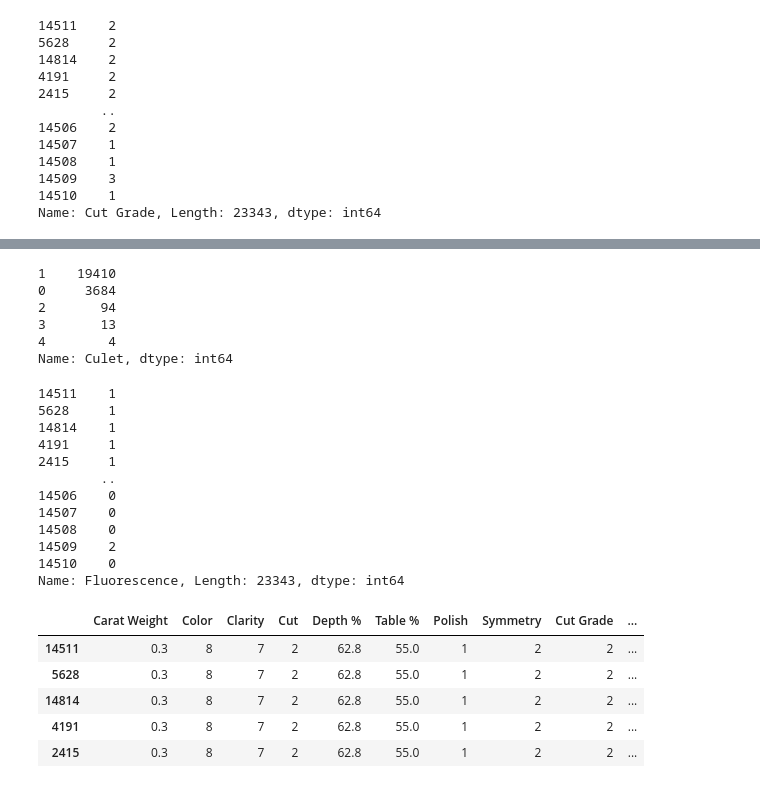
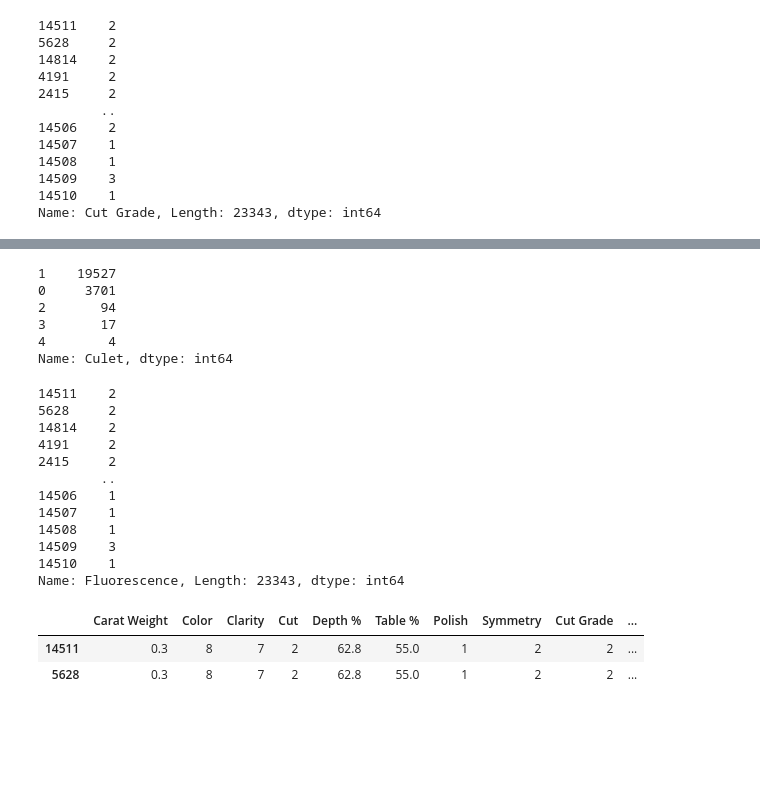
Before and after one commit to lescardone/regression-project, a Jupyter notebook: diamond_eda_brilliance.ipynb, the cells around one changed output, grey strips where cells are left out. Saved outputs shown, nothing was run; the diff lists cells and outputs as text; code cells hidden in the pictures; blank space fills up the shorter version.

```diff
--- a/diamond_eda_brilliance.ipynb
+++ b/diamond_eda_brilliance.ipynb
@@ -233,46 +235,42 @@ df['Culet'].value_counts()
 culet_d = {'None':1, 'Very Small':2,'Small':3,'Medium':4}
 df['Culet'] = df['Culet'].map(culet_d)
 df['Culet'].fillna(value=0, inplace = True)
-df['Culet'] = df['Culet'].astype(int
+df['Culet'] = df['Culet'].astype(int)
 # %%
 df['Culet'].value_counts()
 # %% [output]
-1    19410
-0     3684
+1    19527
+0     3701
 2       94
-3       13
+3       17
 4        4
 Name: Culet, dtype: int64
 # %%
 df['Fluorescence'].value_counts()
-flo_d = {'None':0,'Faint':1,'Medium':2,'Strong':3}
+flo_d = {'None':1,'Faint':2,'Medium':3,'Strong':4}
 df['Fluorescence'] = df['Fluorescence'].map(flo_d)
 df['Fluorescence']
 # %% [output]
-14511    1
-5628     1
-14814    1
-4191     1
-2415     1
+14511    2
+5628     2
+14814    2
+4191     2
+2415     2
         ..
-14506    0
-14507    0
-14508    0
-14509    2
-14510    0
+14506    1
+14507    1
+14508    1
+14509    3
+14510    1
 Name: Fluorescence, Length: 23343, dtype: int64
 # %%
 df_idk = df[['Girdle', 'Measurements', 'Stock Number']]
-df_idk.head()
 df.drop(['Girdle','Measurements','Stock Number'],axis=1,inplace=True)
-df.head()
+df.head(2)
 # %% [output]
 |  | Carat Weight | Color | Clarity | Cut | Depth % | Table % | Polish | Symmetry | Cut Grade | ... |
 | 14511 | 0.3 | 8 | 7 | 2 | 62.8 | 55.0 | 1 | 2 | 2 | ... |
 | 5628 | 0.3 | 8 | 7 | 2 | 62.8 | 55.0 | 1 | 2 | 2 | ... |
-| 14814 | 0.3 | 8 | 7 | 2 | 62.8 | 55.0 | 1 | 2 | 2 | ... |
-| 4191 | 0.3 | 8 | 7 | 2 | 62.8 | 55.0 | 1 | 2 | 2 | ... |
-| 2415 | 0.3 | 8 | 7 | 2 | 62.8 | 55.0 | 1 | 2 | 2 | ... |
 # %%
 df.drop(df[df['Price'] < 500].index, inplace = True)
 # %%
```
Also changed, not shown: parts of 36 cells of this notebook, 4 other files.
